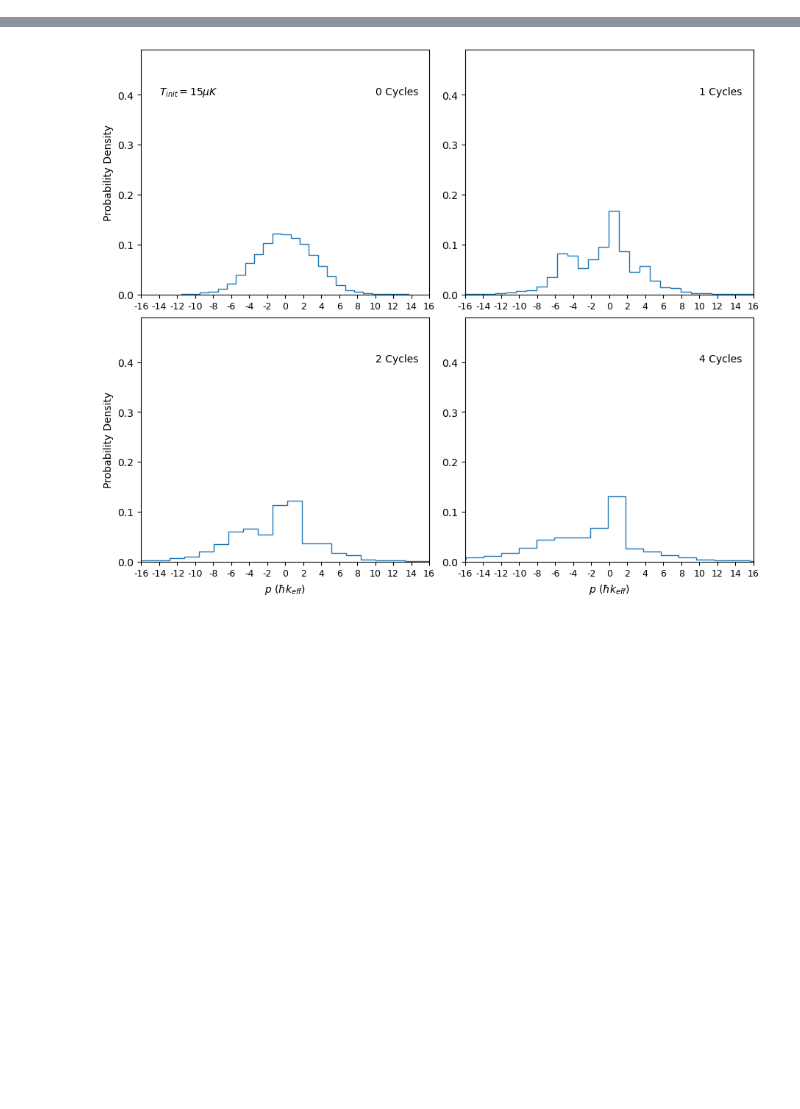
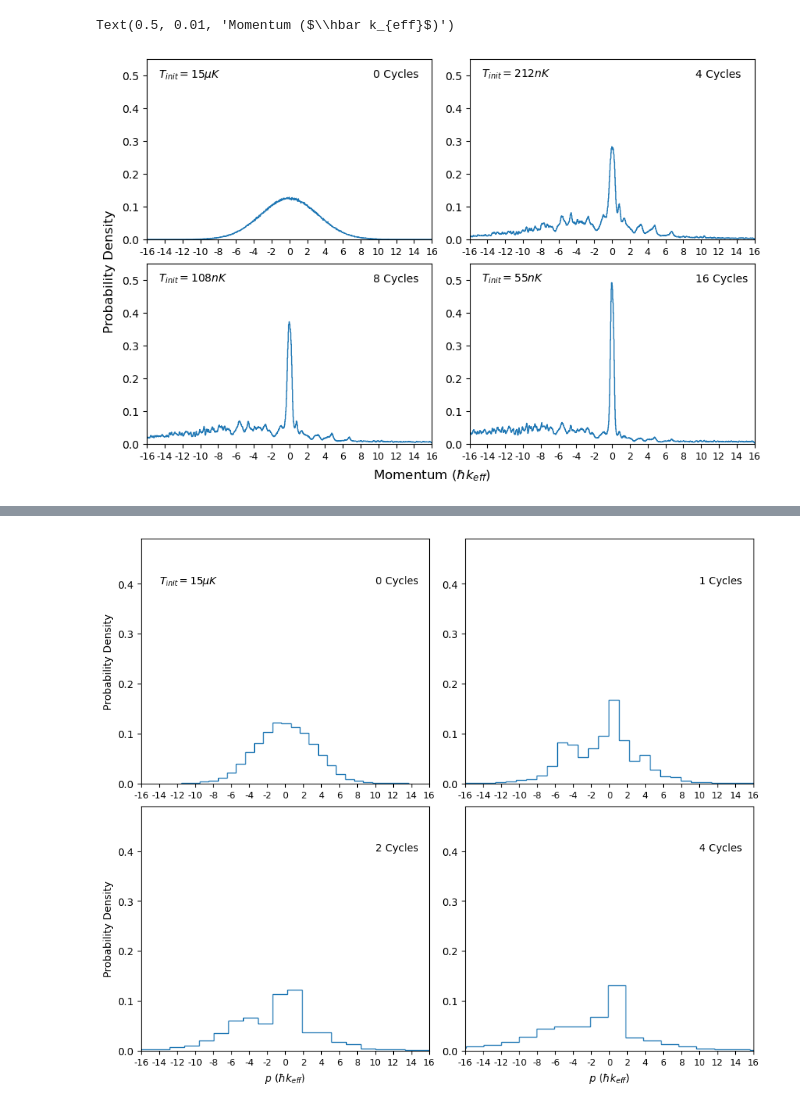
Before and after one commit to tr2g20/simulations, a Jupyter notebook: alg_cooling_2.ipynb, the cells around one changed output, grey strips where cells are left out. Saved outputs shown, nothing was run; the diff lists cells and outputs as text; code cells hidden in the pictures; blank space fills up the shorter version.

```diff
--- a/alg_cooling_2.ipynb
+++ b/alg_cooling_2.ipynb
@@ -33,32 +33,33 @@ interf_cooler.add_pulses([pulse_1,
                 pulse_1,
                 ])
 # %%
-N = 10000
-Temp = 15e-6
+N = 5000
+Temp = 0.5e-6
 
 cycles = 16
 
-rabi_freq = 2*pi*5e5
+rabi_freq = 2*pi*5e10
 rabi_time = 2*pi/rabi_freq
 
 time_steps = 1
 
-RR3 = RR3short_gate2(rabi_freq=rabi_freq, time_steps=time_steps)
+RR3 = RR3short_gate(rabi_freq=rabi_freq, time_steps=time_steps)
+RR3.build_seq()
 
 p_min = -16
 p_max = 16
 basis = np.arange(p_min, p_max + 1)
 
 initial_state = np.zeros(shape=len(basis), dtype=np.complex128)
-initial_state[16] = 1
+initial_state[20] = 1
 
 initial_state = initial_state/ np.linalg.norm(initial_state)
 
-# beam_profile = np.full(N, 1)
+beam_profile = np.full(N, 1)
 # beam_profile = np.random.uniform(0.9, 1.1, N)
-beam_profile = np.random.normal(loc=1.0, scale=0.0167, size=N)
+# beam_profile = np.random.normal(loc=1.0, scale=0.0167, size=N)
 
-moms_list, fracs_list, _ = simulate_alg_cooling_custom(basis=basis, sequence=RR3, time_steps=time_steps, n_atoms=N, temp=Temp, initial_state=initial_state, beam_profile=beam_profile, cycles=cycles, rabi_freq=rabi_freq, pumping_route='f3',
+moms_list, fracs_list, _ = simulate_alg_cooling_custom(basis=basis, sequence=RR3, n_atoms=N, temp=Temp, initial_state=initial_state, beam_profile=beam_profile, cycles=cycles, rabi_freq=rabi_freq, pumping_route='f3',
                                                     #    alternating=True,
                                                         # save_dir='data/algorithmic cooling',
                                                         )
@@ -88,3 +89,33 @@ plot_coolingcycles_22(moms_list=moms_list, fracs_list=fracs_list, basis=basis, c
+# %%
+fig, axes = plt.subplots(2,2, figsize=(8.5, 5.5), layout= 'constrained')
+axes = axes.flatten()
+
+top = 0.55
+
+for i in range(0,4):
+        counts, _, _ = axes[i].hist(x = moms_list[index_list[i]], weights= fracs_list[index_list[i]], bins = bins_list[i], histtype='step', density=True, range=(basis[0], basis[-1]))
+        axes[i].set_xticks(basis[0::2], basis[0::2], fontsize = 9)
+        axes[i].set_xlim(basis[0],basis[-1])
+
+yticks = np.arange(int(top*10)+1)*0.1
+
+for i in range(0,4):
+    axes[i].set_ylim(0,top)
+    axes[i].set_yticks(yticks)
+    axes[i].text((len(basis)*0.77)+basis[0],top*0.9,rf'{cycles_list[i]} Cycles')
+
+axes[0].text((len(basis)*0.04)+basis[0],top*0.9,rf'$T_{{init}}={15:.0f}\mu K$')
+axes[1].text((len(basis)*0.04)+basis[0],top*0.9,rf'$T_{{init}}={212:.0f}nK$')
+axes[2].text((len(basis)*0.04)+basis[0],top*0.9,rf'$T_{{init}}={108:.0f}nK$')
+axes[3].text((len(basis)*0.04)+basis[0],top*0.9,rf'$T_{{init}}={55.1:.0f}nK$')
+
+
+fig.supylabel('Probability Density')
+fig.supxlabel(r'Momentum ($\hbar k_{eff}$)')
+# fig.show()
+# %% [output]
+Text(0.5, 0.01, 'Momentum ($\\hbar k_{eff}$)')
+[figure, added]
 # %%
 amp, T, shift, _ = fit_gaussian(moms_list[-1], fracs=fracs_list[-1], lowlim=-2, highlim=2, nbins=2000, plot=True)
 
```
Also changed, not shown: parts of 4 cells of this notebook, 4 other files.
